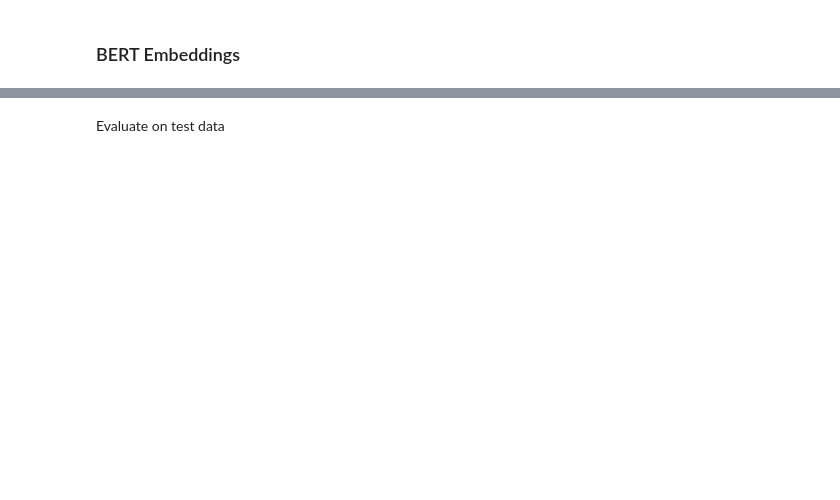
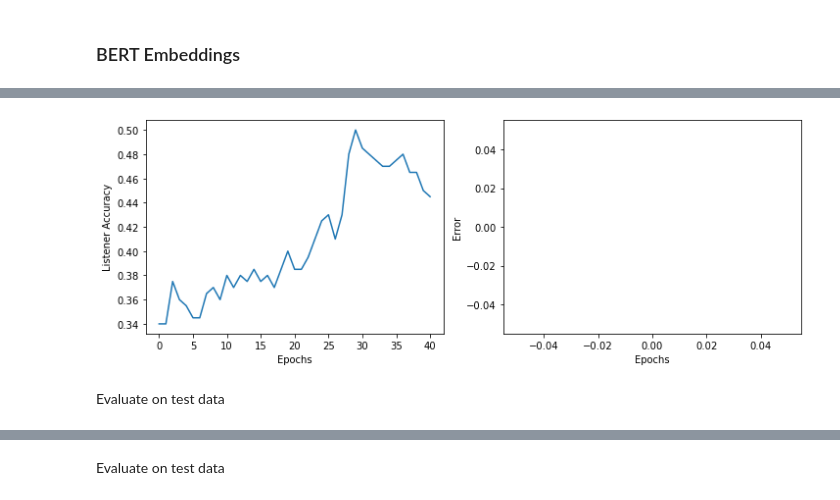
Before and after one commit to jhabr/xcs224u_final_paper, a Jupyter notebook: code/colours_with_static_embeddings.ipynb, the cells around one changed output, grey strips where cells are left out. Cells and saved outputs as stored; diff of their text form; code cells hidden in the pictures; blank space fills up the shorter version.

```diff
--- a/code/colours_with_static_embeddings.ipynb
+++ b/code/colours_with_static_embeddings.ipynb
@@ -179,0 +205,7 @@ bert_model = BertModel.from_pretrained('bert-base-cased')
+# %%
+baseline_model = BaselineLSTMDescriber(
+    bert_vocab,
+    embedding=bert_embeddings,
+    early_stopping=True,
+    hidden_dim=250
+)
@@ -179,0 +218,17 @@ bert_model = BertModel.from_pretrained('bert-base-cased')
+# %%
+scores = baseline_model.validation_scores
+errors = baseline_model.errors
+
+fig, (ax1, ax2) = plt.subplots(1, 2, figsize=(12, 4))
+
+ax1 = pd.Series(scores).plot(ax=ax1)
+ax1.set_xlabel("Epochs")
+ax1.set_ylabel("Listener Accuracy")
+
+ax2 = pd.Series(errors).plot(ax=ax2)
+ax2.set_xlabel("Epochs")
+_ = ax2.set_ylabel("Error")
+# %% [output]
+[figure, added]
+# %% [markdown]
+Evaluate on test data
```
Also changed, not shown: parts of 106 cells of this notebook, 3 other files.
